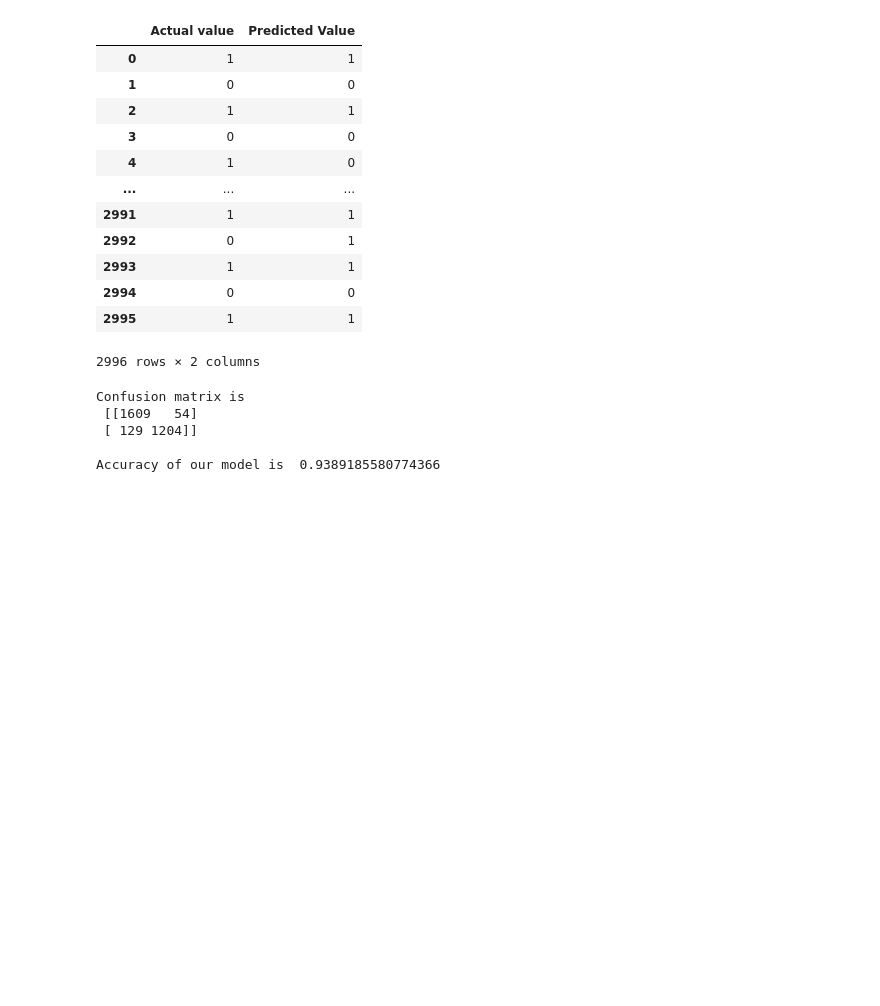
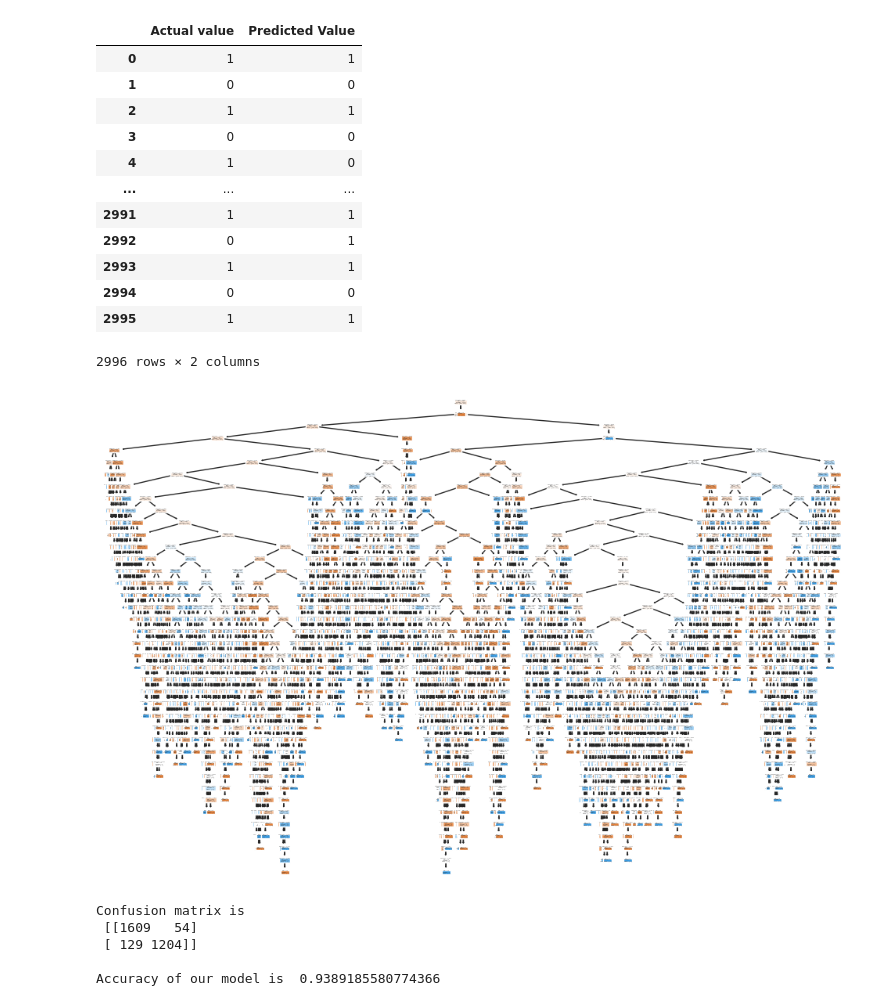
Before and after one commit to Rahul-Jain-1/ML-Project-, a Jupyter notebook: content/project1.ipynb, the cells around one changed output. Drawn from its saved outputs; the diff is of its cells as text; code cells hidden in the pictures; blank space fills up the shorter version.

```diff
--- a/content/project1.ipynb
+++ b/content/project1.ipynb
@@ -237,6 +280,15 @@ ans
 | 2994 | 0 | 0 |
 | 2995 | 1 | 1 |
 2996 rows × 2 columns
+# %%
+from sklearn import tree
+selected_tree = etc.estimators_[0]
+# Visualize the selected decision tree
+plt.figure(figsize=(12, 8))
+tree.plot_tree(selected_tree, filled=True, feature_names=dataset.F3)
+plt.show()
+# %% [output]
+[figure, added]
 # %%
 #confusion matrix
 from sklearn.metrics import confusion_matrix
```
Also changed, not shown: parts of 9 cells of this notebook.
